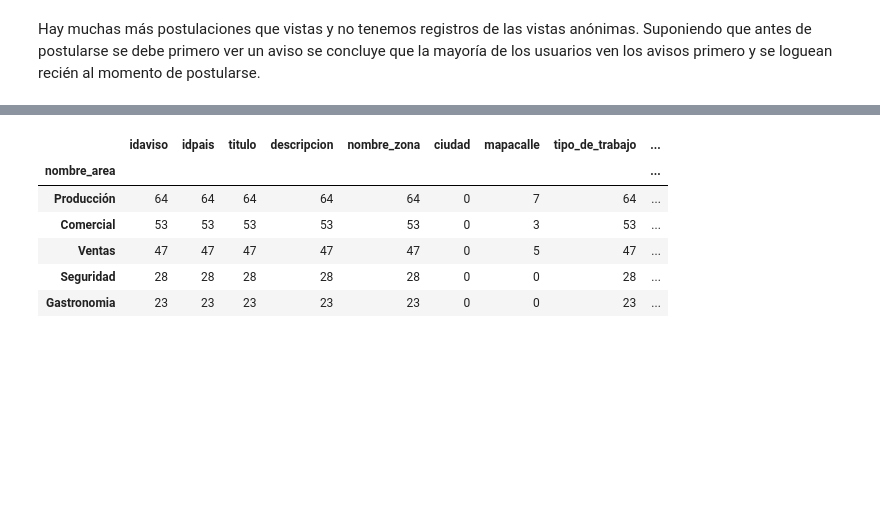
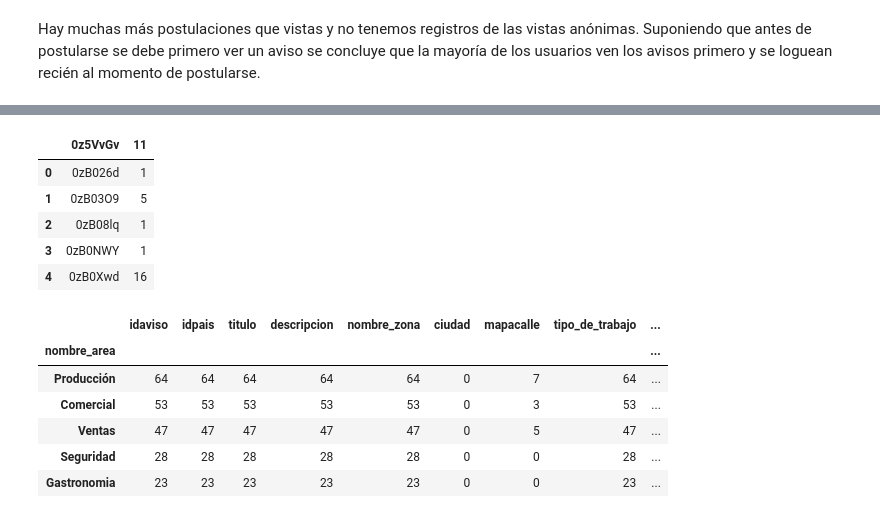
Before and after one commit to tomasBustamante/postulaciones, a Jupyter notebook: Avisos_laborales_y_postulaciones.ipynb, the cells around one changed output, grey strips where cells are left out. Drawn from its saved outputs; the diff is of its cells as text; code cells hidden in the pictures; blank space fills up the shorter version.

```diff
--- a/Avisos_laborales_y_postulaciones.ipynb
+++ b/Avisos_laborales_y_postulaciones.ipynb
@@ -582,0 +593,10 @@ ValueError: Shape of passed values is (1, 2), indices imply (2, 2)
+# %%
+variedad_postulaciones = pd.read_csv('./data/variedad_postulaciones.csv', low_memory=False)
+variedad_postulaciones.head(5)
+# %% [output]
+|  | 0z5VvGv | 11 |
+| 0 | 0zB026d | 1 |
+| 1 | 0zB03O9 | 5 |
+| 2 | 0zB08lq | 1 |
+| 3 | 0zB0NWY | 1 |
+| 4 | 0zB0Xwd | 16 |
```
Also changed, not shown: parts of 6 cells of this notebook, 1 other file.
